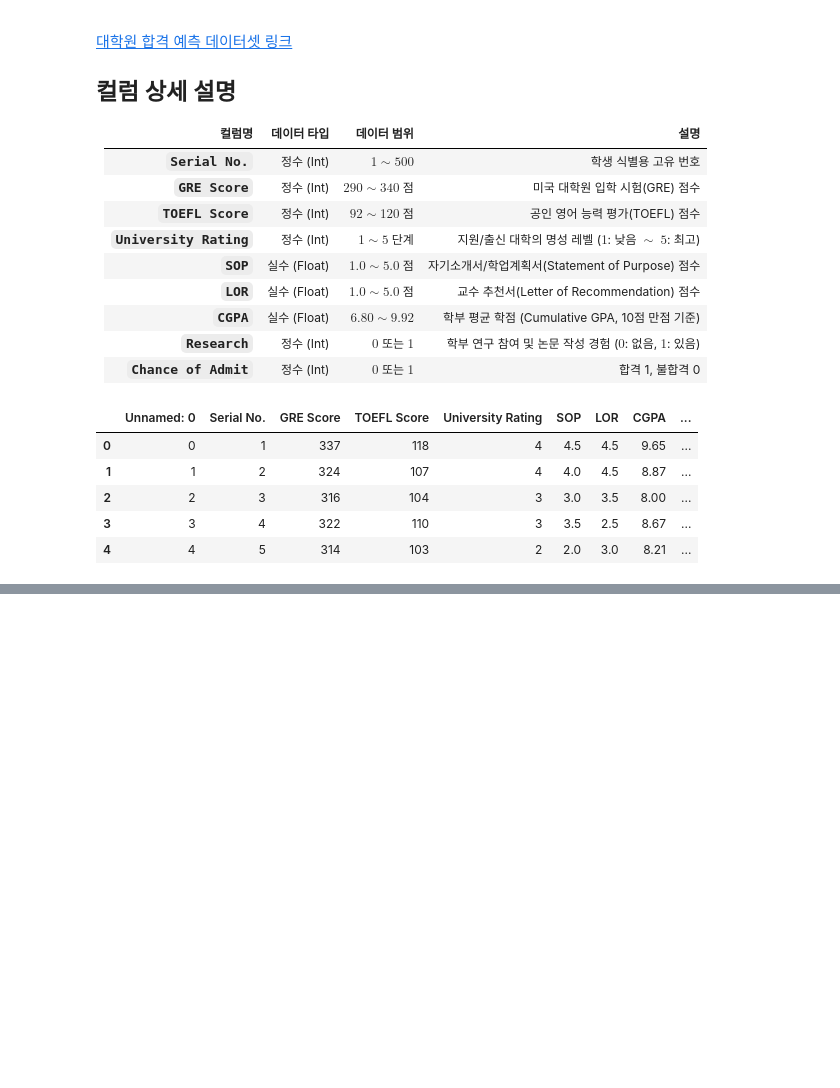
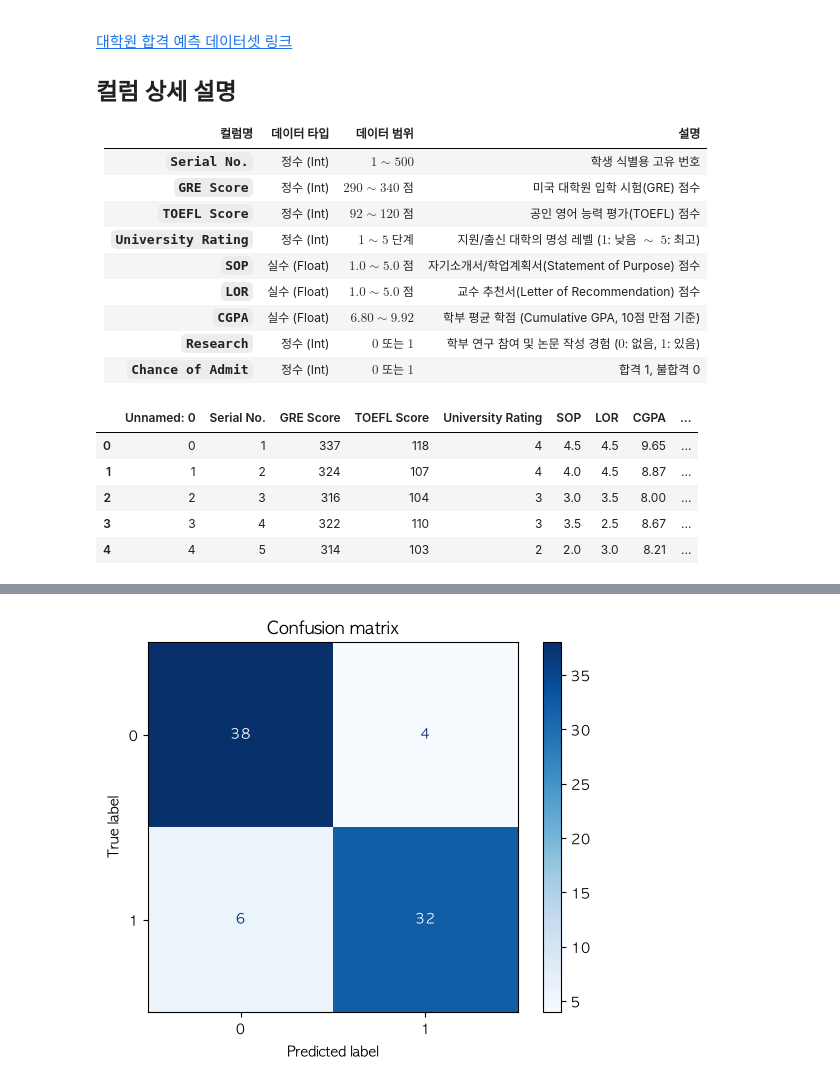
Before and after one commit to chaejinseong/kdt_study, a Jupyter notebook: ml/workspace/7. LinearRegression, LogisticRegression(선형회귀, 이진분류).ipynb, the cells around one changed output, grey strips where cells are left out. Cells and saved outputs as stored; diff of their text form; code cells hidden in the pictures; blank space fills up the shorter version.

```diff
--- a/ml/workspace/7. LinearRegression, LogisticRegression(선형회귀, 이진분류).ipynb
+++ b/ml/workspace/7. LinearRegression, LogisticRegression(선형회귀, 이진분류).ipynb
@@ -289,0 +346,3 @@ df.head()
+# %%
+y_pred = lr.predict(X_test_scaled)
+y_pred
@@ -289,0 +384,15 @@ df.head()
+# %%
+cm = confusion_matrix(y_pred, y_test)
+display = ConfusionMatrixDisplay(confusion_matrix=cm)
+display.plot(cmap="Blues")
+plt.title("Confusion matrix")
+plt.show()
+
+
+"""
+    대학 합격여부에 가장 많이 영향을 끼친 요인은 가중치가 약 1.6인 CGPA(학부 평균 학점)이다. 따라서 다른 조건이 동일할 때
+    평균 학부 학점이 높은 학생이 대학에 합격했을 확률이 높다.
+"""
+None
+# %% [output]
+[figure, added]
```
Also changed, not shown: parts of 41 cells of this notebook, 1 other file.
